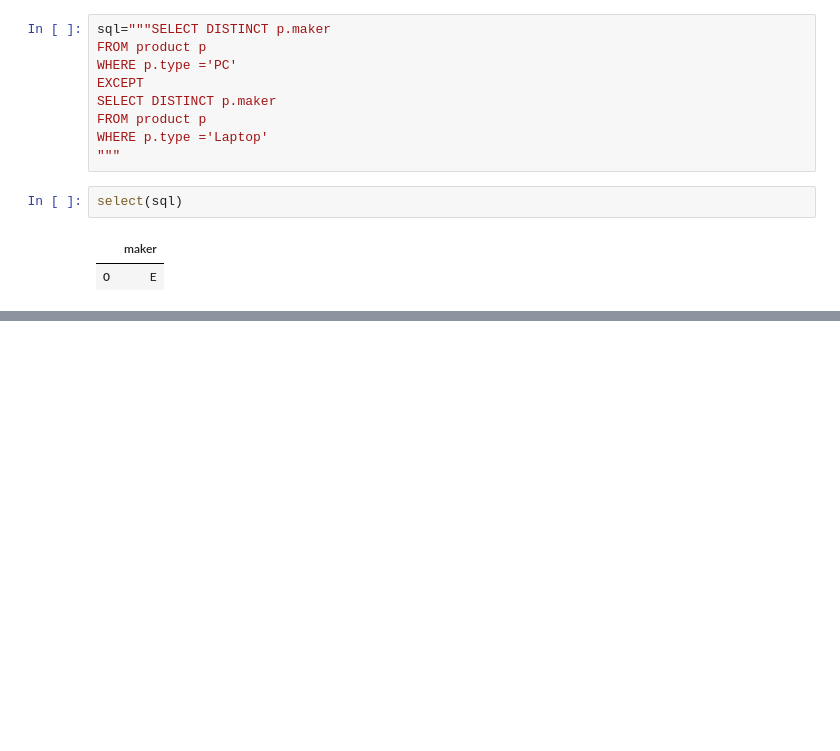
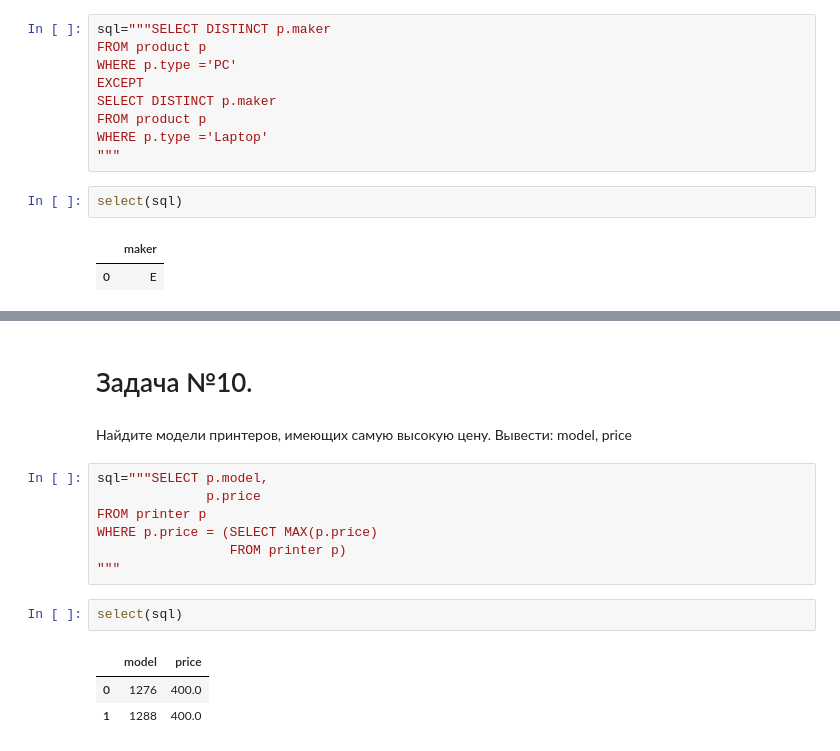
Before and after one commit to Kedrynez/Tasks-from-the-sql-ex.ru, a Jupyter notebook: sql_ex_postgres_in_colab.ipynb, the cells around one changed output, grey strips where cells are left out. Cells and saved outputs as stored; diff of their text form; blank space fills up the shorter version.

```diff
--- a/sql_ex_postgres_in_colab.ipynb
+++ b/sql_ex_postgres_in_colab.ipynb
@@ -183,0 +209,17 @@ select(sql)
+# %% [markdown]
+# Задача №10.
+# %% [markdown]
+Найдите модели принтеров, имеющих самую высокую цену. Вывести: model, price
+# %%
+sql="""SELECT p.model,
+              p.price
+FROM printer p
+WHERE p.price = (SELECT MAX(p.price)
+                 FROM printer p)
+"""
+# %%
+select(sql)
+# %% [output]
+|  | model | price |
+| 0 | 1276 | 400.0 |
+| 1 | 1288 | 400.0 |
```
Also changed, not shown: parts of 7 cells of this notebook.
